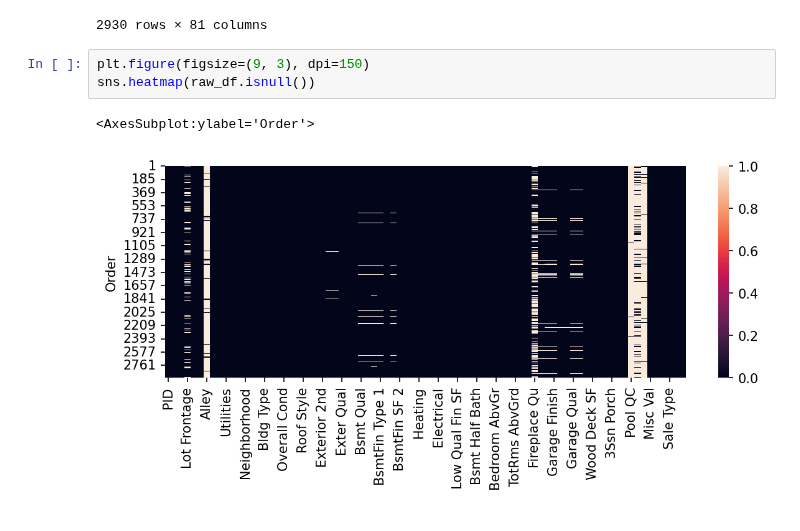
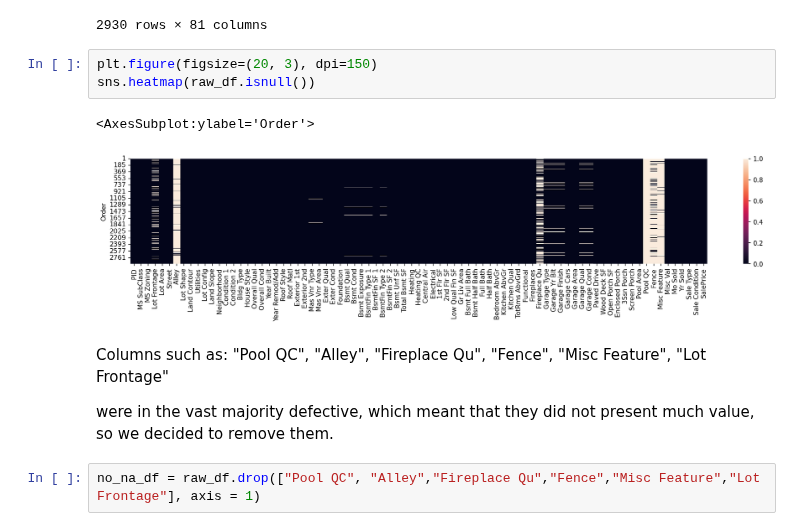
Before and after one commit to KacperChmura1/House-Price, a Jupyter notebook: Data Cleaning.ipynb, the cells around one changed output. Drawn from its saved outputs; the diff is of its cells as text.

```diff
--- a/Data Cleaning.ipynb
+++ b/Data Cleaning.ipynb
@@ -23,8 +23,21 @@ raw_df
 | 2930 | 924151050 | 60 | RL | 74.0 | 9627 | Pave | NaN | Reg | Lvl | ... |
 2930 rows × 81 columns
 # %%
-plt.figure(figsize=(9, 3), dpi=150)
+plt.figure(figsize=(20, 3), dpi=150)
 sns.heatmap(raw_df.isnull())
 # %% [output]
 <AxesSubplot:ylabel='Order'>
-[figure, old version]
+[figure, new version]
+# %% [markdown]
+Columns such as:
+"Pool QC",
+"Alley",
+"Fireplace Qu",
+"Fence",
+"Misc Feature",
+"Lot Frontage"
+
+
+were in the vast majority defective, which meant that they did not present much value, so we decided to remove them.
+# %%
+no_na_df = raw_df.drop(["Pool QC", "Alley","Fireplace Qu","Fence","Misc Feature","Lot Frontage"], axis = 1)
```
Also changed, not shown: parts of 23 cells of this notebook.
